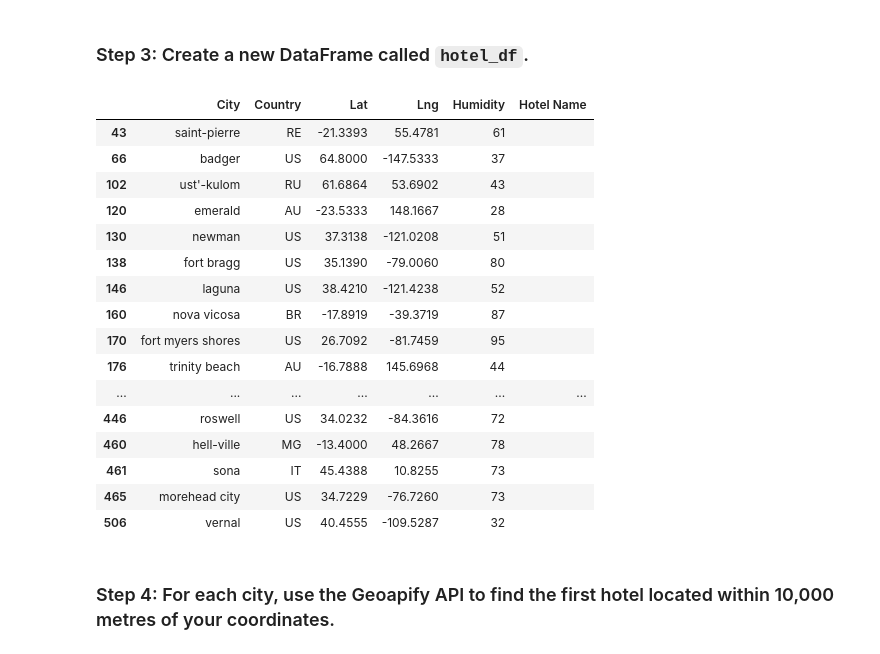
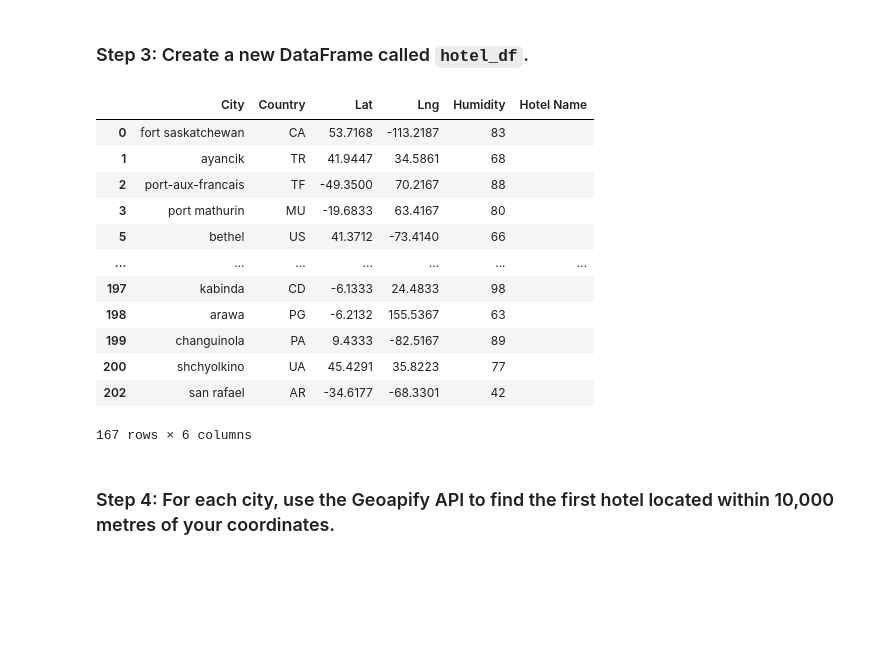
Before and after one commit to Kathyvng/python-api-challenge, a Jupyter notebook: WeatherPy/VacationPy.ipynb, the cells around one changed output. Saved outputs shown, nothing was run; the diff lists cells and outputs as text; code cells hidden in the pictures; blank space fills up the shorter version.

```diff
--- a/WeatherPy/VacationPy.ipynb
+++ b/WeatherPy/VacationPy.ipynb
@@ -118,31 +81,27 @@ filtered_cities_df
 ### Step 3: Create a new DataFrame called `hotel_df`.
 # %%
 # Use the Pandas copy function to create DataFrame called hotel_df to store the city, country, coordinates, and humidity
-# YOUR CODE HERE
+hotel_df = filtered_cities_df[['City', 'Country', 'Lat', 'Lng', 'Humidity']].copy()
 
 # Add an empty column, "Hotel Name," to the DataFrame so you can store the hotel found using the Geoapify API
-# YOUR CODE HERE
+hotel_df['Hotel Name'] = ""
 
 # Display sample data
-# YOUR CODE HERE
+hotel_df
 # %% [output]
 |  | City | Country | Lat | Lng | Humidity | Hotel Name |
-| 43 | saint-pierre | RE | -21.3393 | 55.4781 | 61 |  |
-| 66 | badger | US | 64.8000 | -147.5333 | 37 |  |
-| 102 | ust'-kulom | RU | 61.6864 | 53.6902 | 43 |  |
-| 120 | emerald | AU | -23.5333 | 148.1667 | 28 |  |
-| 130 | newman | US | 37.3138 | -121.0208 | 51 |  |
-| 138 | fort bragg | US | 35.1390 | -79.0060 | 80 |  |
-| 146 | laguna | US | 38.4210 | -121.4238 | 52 |  |
-| 160 | nova vicosa | BR | -17.8919 | -39.3719 | 87 |  |
-| 170 | fort myers shores | US | 26.7092 | -81.7459 | 95 |  |
-| 176 | trinity beach | AU | -16.7888 | 145.6968 | 44 |  |
+| 0 | fort saskatchewan | CA | 53.7168 | -113.2187 | 83 |  |
+| 1 | ayancik | TR | 41.9447 | 34.5861 | 68 |  |
+| 2 | port-aux-francais | TF | -49.3500 | 70.2167 | 88 |  |
+| 3 | port mathurin | MU | -19.6833 | 63.4167 | 80 |  |
+| 5 | bethel | US | 41.3712 | -73.4140 | 66 |  |
 | ... | ... | ... | ... | ... | ... | ... |
-| 446 | roswell | US | 34.0232 | -84.3616 | 72 |  |
-| 460 | hell-ville | MG | -13.4000 | 48.2667 | 78 |  |
-| 461 | sona | IT | 45.4388 | 10.8255 | 73 |  |
-| 465 | morehead city | US | 34.7229 | -76.7260 | 73 |  |
-| 506 | vernal | US | 40.4555 | -109.5287 | 32 |  |
+| 197 | kabinda | CD | -6.1333 | 24.4833 | 98 |  |
+| 198 | arawa | PG | -6.2132 | 155.5367 | 63 |  |
+| 199 | changuinola | PA | 9.4333 | -82.5167 | 89 |  |
+| 200 | shchyolkino | UA | 45.4291 | 35.8223 | 77 |  |
+| 202 | san rafael | AR | -34.6177 | -68.3301 | 42 |  |
+167 rows × 6 columns
 # %% [markdown]
 ### Step 4: For each city, use the Geoapify API to find the first hotel located within 10,000 metres of your coordinates.
 # %%
```
Also changed, not shown: parts of 5 cells of this notebook, 1 other file.
